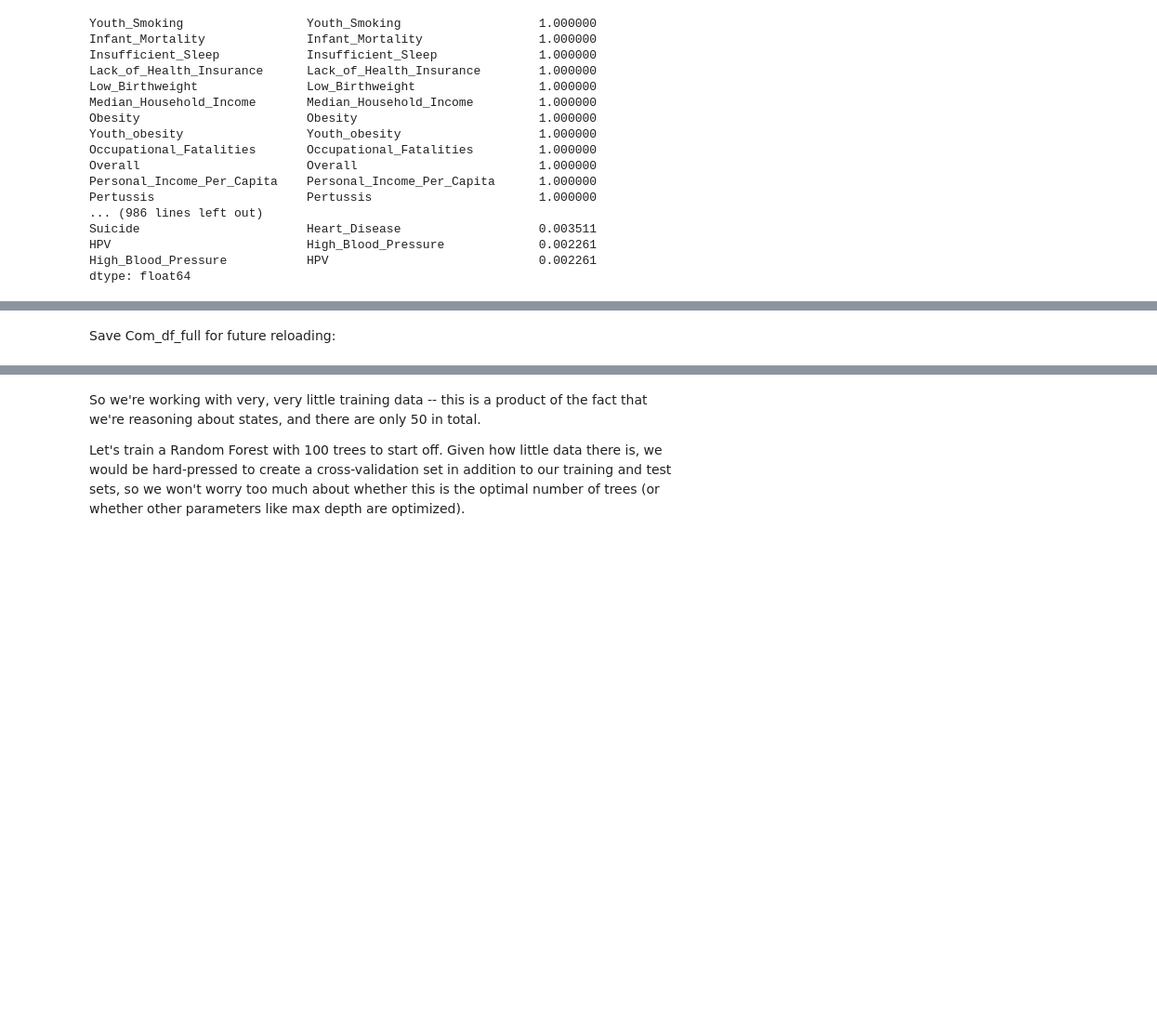
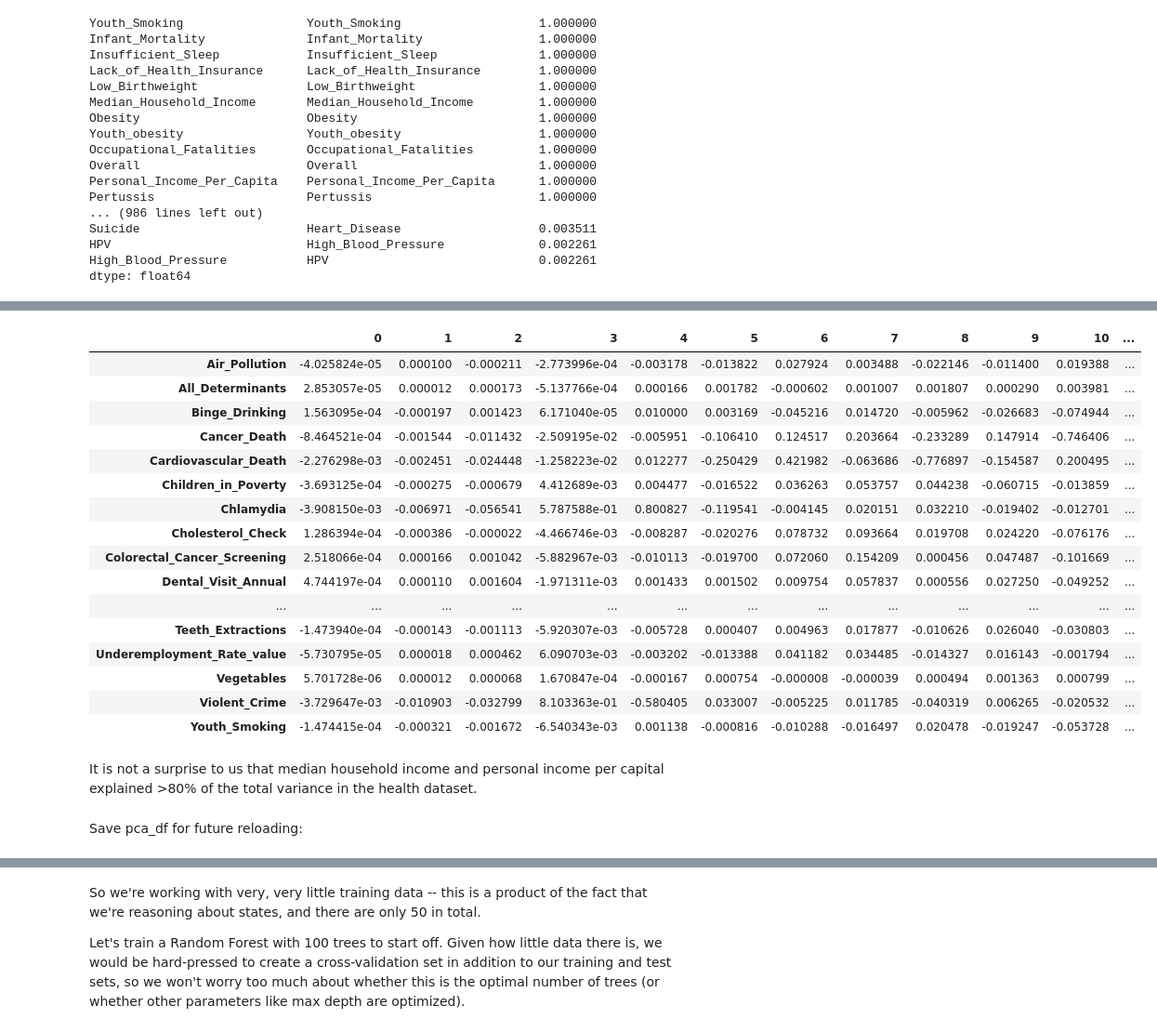
Before and after one commit to qiz304/project, a Jupyter notebook: Sentiment_Analysis_w_Classifiers.ipynb, the cells around one changed output, grey strips where cells are left out. Shown at 93% size. Cells and saved outputs as stored; diff of their text form; code cells hidden in the pictures; blank space fills up the shorter version.

```diff
--- a/Sentiment_Analysis_w_Classifiers.ipynb
+++ b/Sentiment_Analysis_w_Classifiers.ipynb
@@ -528,0 +543,7 @@ print len(Com_df.columns)
+# %%
+from sklearn.decomposition import PCA
+from sklearn.decomposition import FactorAnalysis
+health.dropna(inplace=True)
+pca = PCA().fit(health)
+print 'Explained variance by component: %s' % pca.explained_variance_ratio_
+pca_df = pd.DataFrame(pca.components_,columns=health.columns).transpose()
@@ -529,3 +561,25 @@ print len(Com_df.columns)
+# %%
+pca_df
+# %% [output]
+|  | 0 | 1 | 2 | 3 | 4 | 5 | 6 | 7 | 8 | 9 | 10 | ... |
+| Air_Pollution | -4.025824e-05 | 0.000100 | -0.000211 | -2.773996e-04 | -0.003178 | -0.013822 | 0.027924 | 0.003488 | -0.022146 | -0.011400 | 0.019388 | ... |
+| All_Determinants | 2.853057e-05 | 0.000012 | 0.000173 | -5.137766e-04 | 0.000166 | 0.001782 | -0.000602 | 0.001007 | 0.001807 | 0.000290 | 0.003981 | ... |
+| Binge_Drinking | 1.563095e-04 | -0.000197 | 0.001423 | 6.171040e-05 | 0.010000 | 0.003169 | -0.045216 | 0.014720 | -0.005962 | -0.026683 | -0.074944 | ... |
+| Cancer_Death | -8.464521e-04 | -0.001544 | -0.011432 | -2.509195e-02 | -0.005951 | -0.106410 | 0.124517 | 0.203664 | -0.233289 | 0.147914 | -0.746406 | ... |
+| Cardiovascular_Death | -2.276298e-03 | -0.002451 | -0.024448 | -1.258223e-02 | 0.012277 | -0.250429 | 0.421982 | -0.063686 | -0.776897 | -0.154587 | 0.200495 | ... |
+| Children_in_Poverty | -3.693125e-04 | -0.000275 | -0.000679 | 4.412689e-03 | 0.004477 | -0.016522 | 0.036263 | 0.053757 | 0.044238 | -0.060715 | -0.013859 | ... |
+| Chlamydia | -3.908150e-03 | -0.006971 | -0.056541 | 5.787588e-01 | 0.800827 | -0.119541 | -0.004145 | 0.020151 | 0.032210 | -0.019402 | -0.012701 | ... |
+| Cholesterol_Check | 1.286394e-04 | -0.000386 | -0.000022 | -4.466746e-03 | -0.008287 | -0.020276 | 0.078732 | 0.093664 | 0.019708 | 0.024220 | -0.076176 | ... |
+| Colorectal_Cancer_Screening | 2.518066e-04 | 0.000166 | 0.001042 | -5.882967e-03 | -0.010113 | -0.019700 | 0.072060 | 0.154209 | 0.000456 | 0.047487 | -0.101669 | ... |
+| Dental_Visit_Annual | 4.744197e-04 | 0.000110 | 0.001604 | -1.971311e-03 | 0.001433 | 0.001502 | 0.009754 | 0.057837 | 0.000556 | 0.027250 | -0.049252 | ... |
+| ... | ... | ... | ... | ... | ... | ... | ... | ... | ... | ... | ... | ... |
+| Teeth_Extractions | -1.473940e-04 | -0.000143 | -0.001113 | -5.920307e-03 | -0.005728 | 0.000407 | 0.004963 | 0.017877 | -0.010626 | 0.026040 | -0.030803 | ... |
+| Underemployment_Rate_value | -5.730795e-05 | 0.000018 | 0.000462 | 6.090703e-03 | -0.003202 | -0.013388 | 0.041182 | 0.034485 | -0.014327 | 0.016143 | -0.001794 | ... |
+| Vegetables | 5.701728e-06 | 0.000012 | 0.000068 | 1.670847e-04 | -0.000167 | 0.000754 | -0.000008 | -0.000039 | 0.000494 | 0.001363 | 0.000799 | ... |
+| Violent_Crime | -3.729647e-03 | -0.010903 | -0.032799 | 8.103363e-01 | -0.580405 | 0.033007 | -0.005225 | 0.011785 | -0.040319 | 0.006265 | -0.020532 | ... |
+| Youth_Smoking | -1.474415e-04 | -0.000321 | -0.001672 | -6.540343e-03 | 0.001138 | -0.000816 | -0.010288 | -0.016497 | 0.020478 | -0.019247 | -0.053728 | ... |
+# %% [markdown]
+It is not a surprise to us that median household income and personal income per capital explained >80% of the total variance in the health dataset.
 # %% [markdown]
-Save Com_df_full for future reloading:
+Save pca_df for future reloading:
 # %%
```
Also changed, not shown: parts of 73 cells of this notebook.
